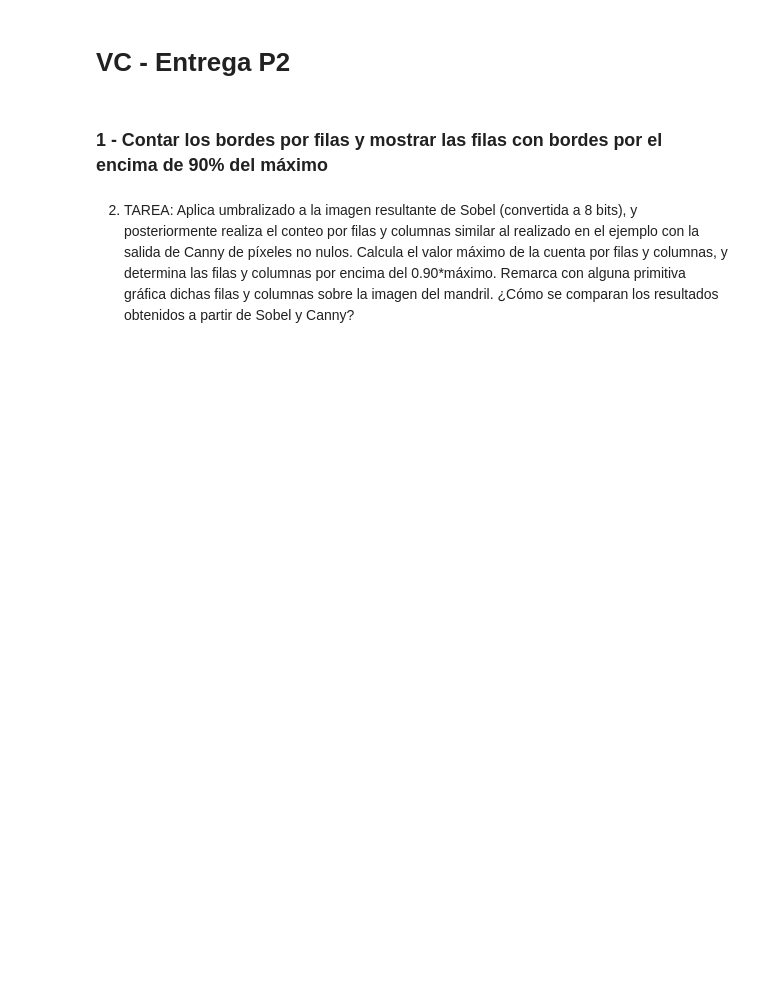
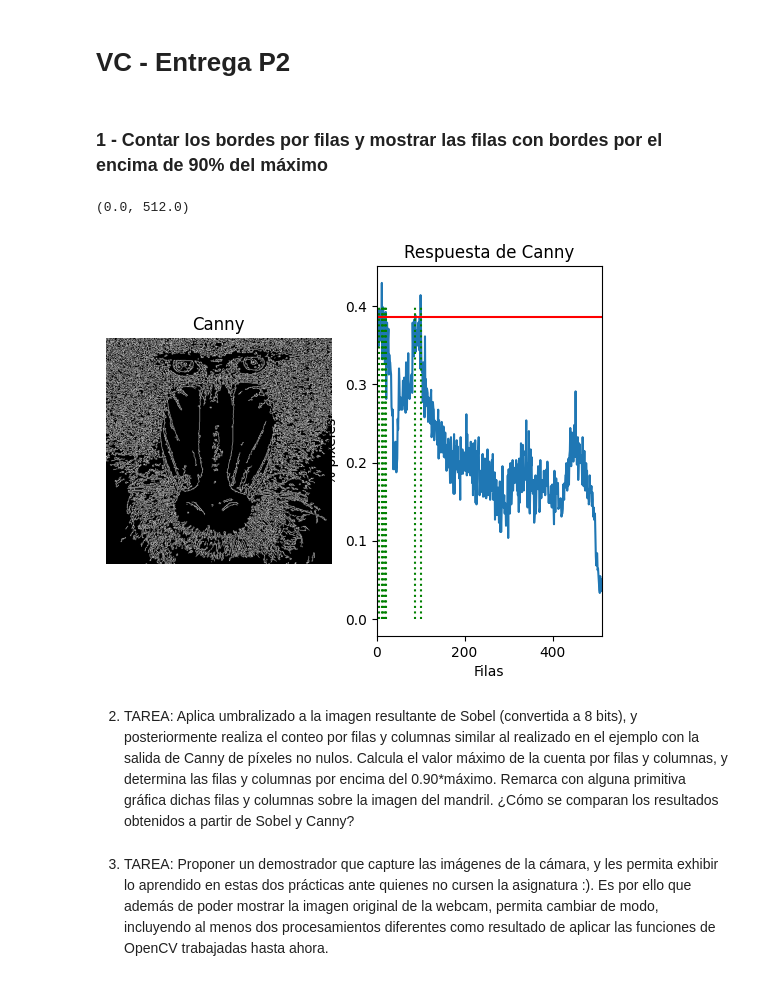
Before and after one commit to AndreaSantaloz/SecondPracticeVC, a Jupyter notebook: entrega.ipynb, the cells around one changed output. Cells and saved outputs as stored; diff of their text form; code cells hidden in the pictures; blank space fills up the shorter version.

Commit message:
Refactor Tarea 1

```diff
--- a/entrega.ipynb
+++ b/entrega.ipynb
@@ -13,29 +13,30 @@ canny = cv2.Canny(gris, 100, 200)
 # %% [markdown]
 ### 1 - Contar los bordes por filas y mostrar las filas con bordes por el encima de 90% del máximo
 # %%
-row_counts = cv2.reduce(canny, 1, cv2.REDUCE_SUM, dtype=cv2.CV_32SC1)
-rows =[row_counts[i][0] / (255 * canny.shape[1]) for i in range(canny.shape[0])]
+borders_by_row_sum = cv2.reduce(canny, 1, cv2.REDUCE_SUM, dtype=cv2.CV_32SC1)
+borders_by_row_ratio = borders_by_row_sum[:, 0] / (255 * canny.shape[1])
+max_border_number = np.max(borders_by_row_ratio)
 
-max_border_number = max(rows)
+rows_over_threshold = np.where(borders_by_row_ratio > 0.9 * max_border_number)[0]
 
 plt.figure()
 plt.subplot(1, 2, 1)
 plt.axis("off")
 plt.title("Canny")
 plt.imshow(canny, cmap='gray')
 
 plt.subplot(1, 2, 2)
 plt.title("Respuesta de Canny")
 plt.xlabel("Filas")
 plt.ylabel("% píxeles")
-plt.plot(rows)
+plt.plot(borders_by_row_ratio)
 plt.axhline(y=max_border_number*0.9, color='r')
 
-for i in range(len(rows)):
-    if rows[i] > max_border_number*0.9:
-        plt.axvline(x=i, color='g', linestyle=':')
-
+plt.vlines(x=rows_over_threshold, ymin=0, ymax=0.4, color='g', linestyle=':', label='Rows over threshold')
 plt.xlim([0, canny.shape[0]])
+# %% [output]
+(0.0, 512.0)
+[figure, added]
 # %% [markdown]
 2. TAREA: Aplica umbralizado a la imagen resultante de Sobel (convertida a 8 bits), y posteriormente realiza el conteo por filas y columnas similar al realizado en el ejemplo con la salida de Canny de píxeles no nulos. Calcula el valor máximo de la cuenta por filas y columnas, y determina las filas y columnas por encima del 0.90*máximo. Remarca con alguna primitiva gráfica dichas filas y columnas sobre la imagen del mandril. ¿Cómo se comparan los resultados obtenidos a partir de Sobel y Canny?
 # %%
@@ -116,3 +117,5 @@ plt.title("Mayores")
 plt.axis("off")
 plt.imshow(imgdif, cmap='gray')
 plt.show()
+# %% [markdown]
+3. TAREA: Proponer un demostrador que capture las imágenes de la cámara, y les permita exhibir lo aprendido en estas dos prácticas ante quienes no cursen la asignatura :). Es por ello que además de poder mostrar la imagen original de la webcam, permita cambiar de modo, incluyendo al menos dos procesamientos diferentes como resultado de aplicar las funciones de OpenCV trabajadas hasta ahora.
```
Also changed, not shown: parts of 1 cell of this notebook.
